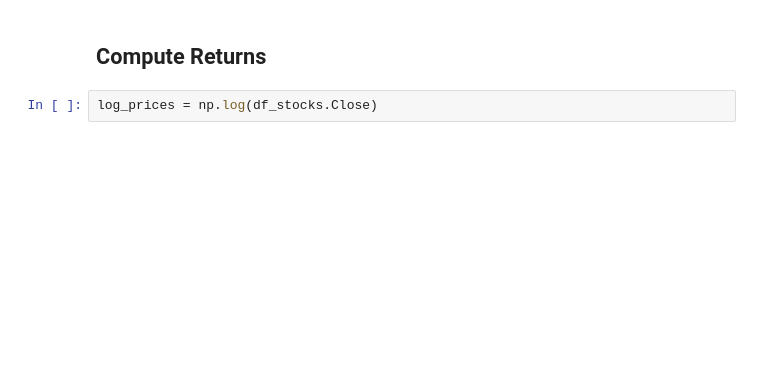
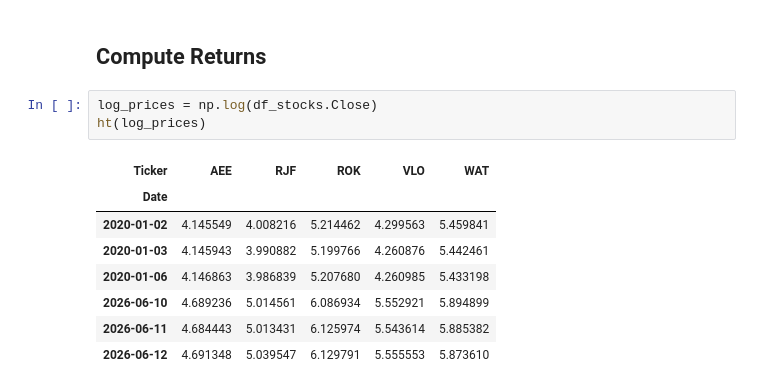
Before and after one commit to JamieW365/trading_algos, a Jupyter notebook: notebooks/efficient_frontier.ipynb, the cells around one changed output. Drawn from its saved outputs; the diff is of its cells as text; blank space fills up the shorter version.

```diff
--- a/notebooks/efficient_frontier.ipynb
+++ b/notebooks/efficient_frontier.ipynb
@@ -51,5 +51,15 @@ fig, ax = tap.trend(df_stocks, normalize=True)
 ## Compute Returns
 # %%
 log_prices = np.log(df_stocks.Close)
+ht(log_prices)
+# %% [output]
+| Ticker | AEE | RJF | ROK | VLO | WAT |
+| Date |  |  |  |  |  |
+| 2020-01-02 | 4.145549 | 4.008216 | 5.214462 | 4.299563 | 5.459841 |
+| 2020-01-03 | 4.145943 | 3.990882 | 5.199766 | 4.260876 | 5.442461 |
+| 2020-01-06 | 4.146863 | 3.986839 | 5.207680 | 4.260985 | 5.433198 |
+| 2026-06-10 | 4.689236 | 5.014561 | 6.086934 | 5.552921 | 5.894899 |
+| 2026-06-11 | 4.684443 | 5.013431 | 6.125974 | 5.543614 | 5.885382 |
+| 2026-06-12 | 4.691348 | 5.039547 | 6.129791 | 5.555553 | 5.873610 |
 # %%
 log_returns = (log_prices - log_prices.shift(1)).dropna()
```
Also changed, not shown: parts of 22 cells of this notebook.
